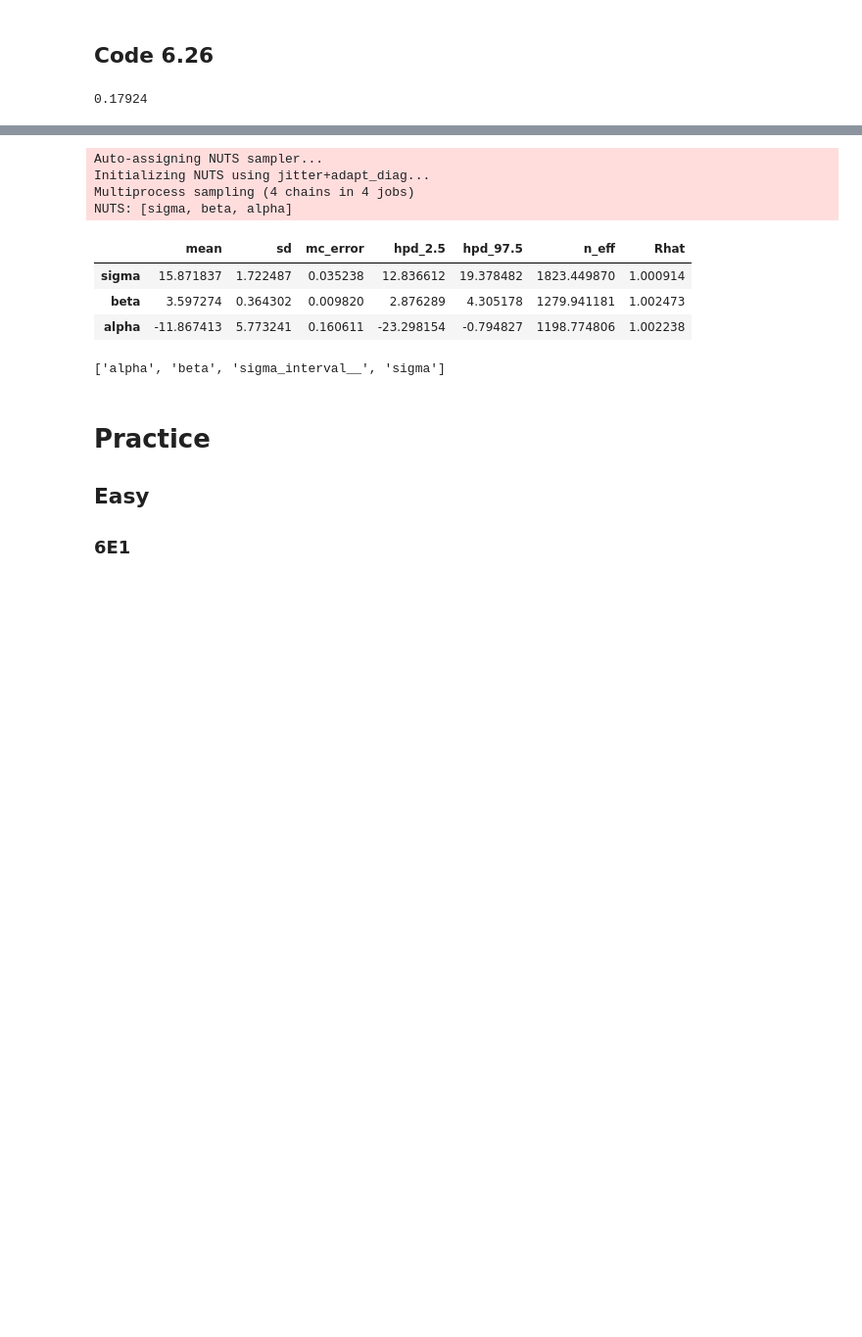
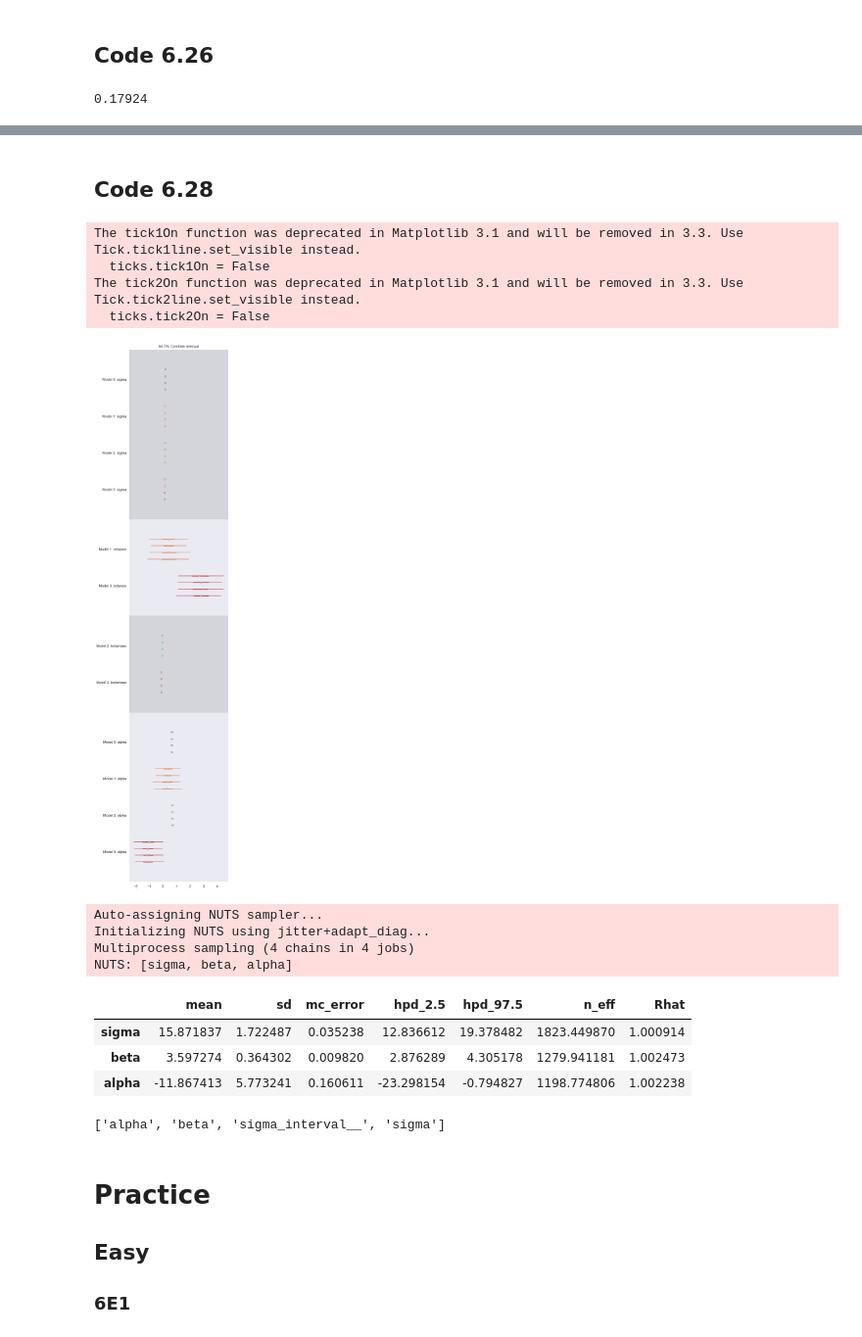
Before and after one commit to jkelley7/stat_rethinking, a Jupyter notebook: Chapter_6.ipynb, the cells around one changed output, grey strips where cells are left out. Shown: that part at 98% size. Cells and saved outputs as stored; diff of their text form; code cells hidden in the pictures; blank space fills up the shorter version.

```diff
--- a/Chapter_6.ipynb
+++ b/Chapter_6.ipynb
@@ -410,3 +424,15 @@ sum(diff<0)/int(1e5)
+# %% [markdown]
+## Code 6.28
+# %%
+pm.forestplot([tracem611, tracem612, tracem613, tracem614])
+plt.tight_layout()
+plt.show()
+# %% [output]
+The tick1On function was deprecated in Matplotlib 3.1 and will be removed in 3.3. Use Tick.tick1line.set_visible instead.
+  ticks.tick1On = False
+The tick2On function was deprecated in Matplotlib 3.1 and will be removed in 3.3. Use Tick.tick2line.set_visible instead.
+  ticks.tick2On = False
+[figure, added]
 # %%
 with pm.Model() as m615:
     alpha = pm.Normal('alpha', mu = 0, sigma = 10)
```
Also changed, not shown: parts of 7 cells of this notebook.
